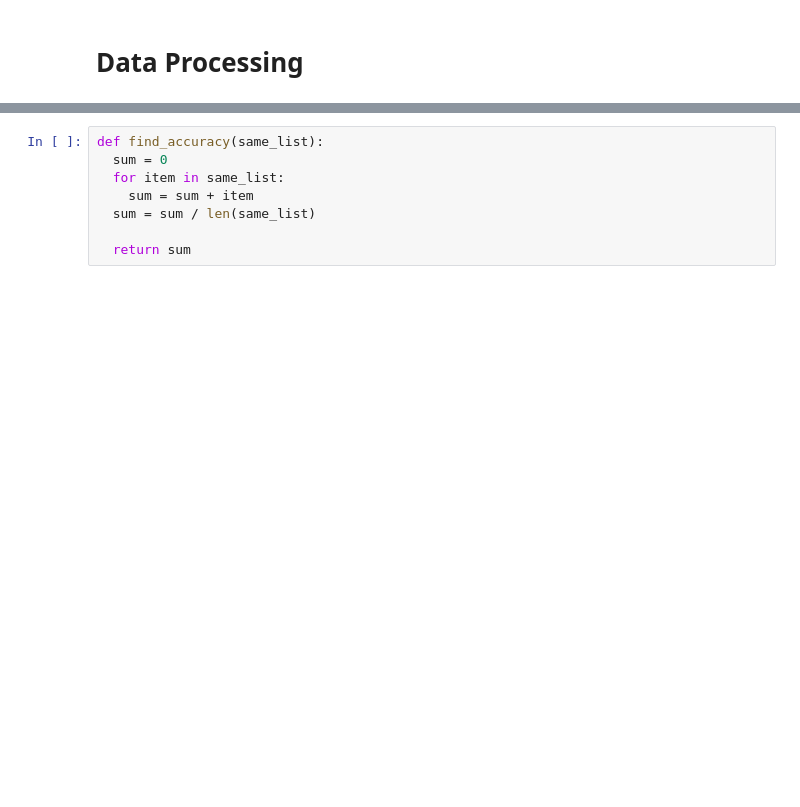
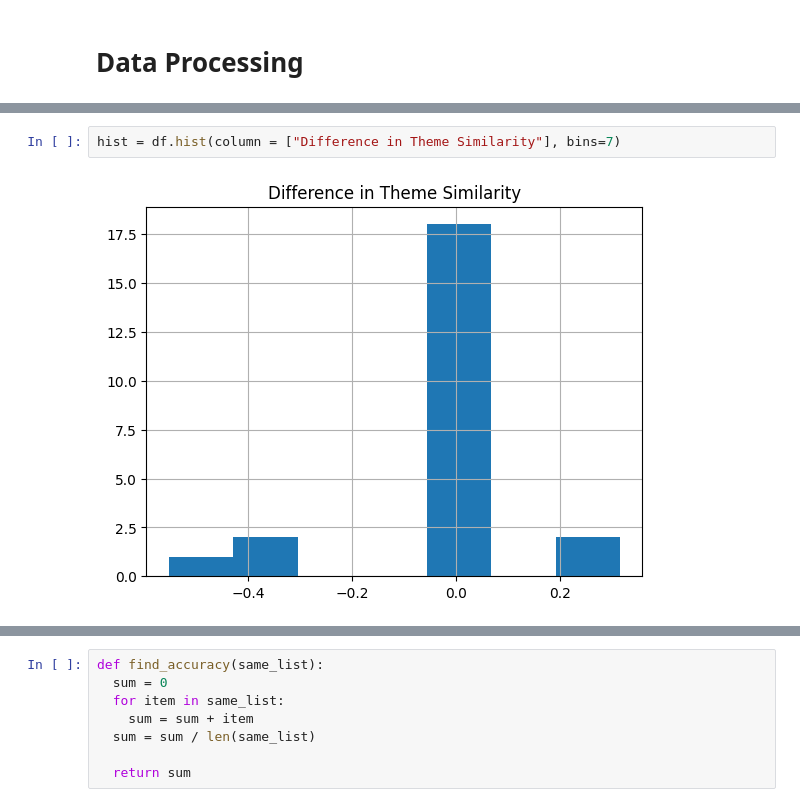
Before and after one commit to sorensenbrook/BoardGame-Recommender, a Jupyter notebook: analysis.ipynb, the cells around one changed output, grey strips where cells are left out. Cells and saved outputs as stored; diff of their text form; blank space fills up the shorter version.

```diff
--- a/analysis.ipynb
+++ b/analysis.ipynb
@@ -411,0 +392,4 @@ b_plot.plot()
+# %%
+hist = df.hist(column = ["Difference in Theme Similarity"], bins=7)
+# %% [output]
+[figure, added]
```
Also changed, not shown: parts of 14 cells of this notebook.
